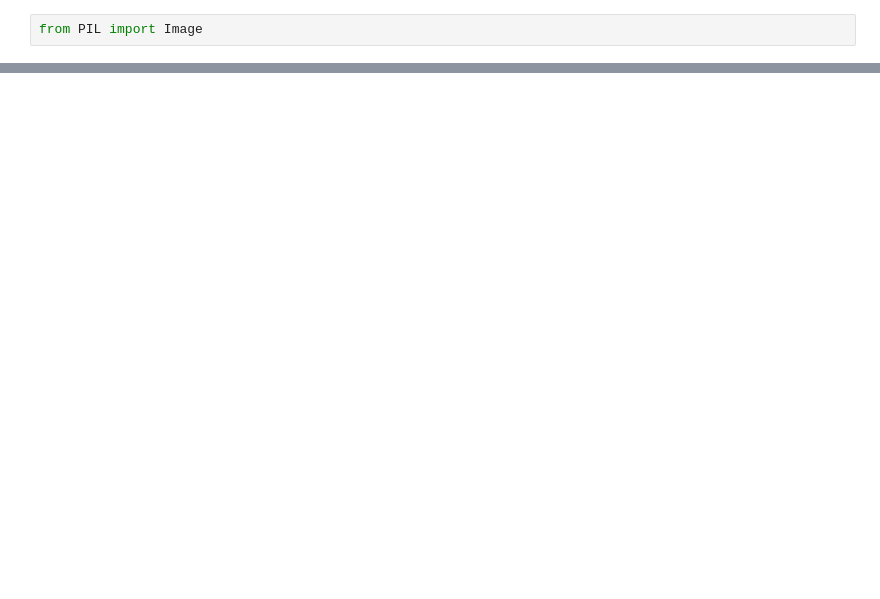
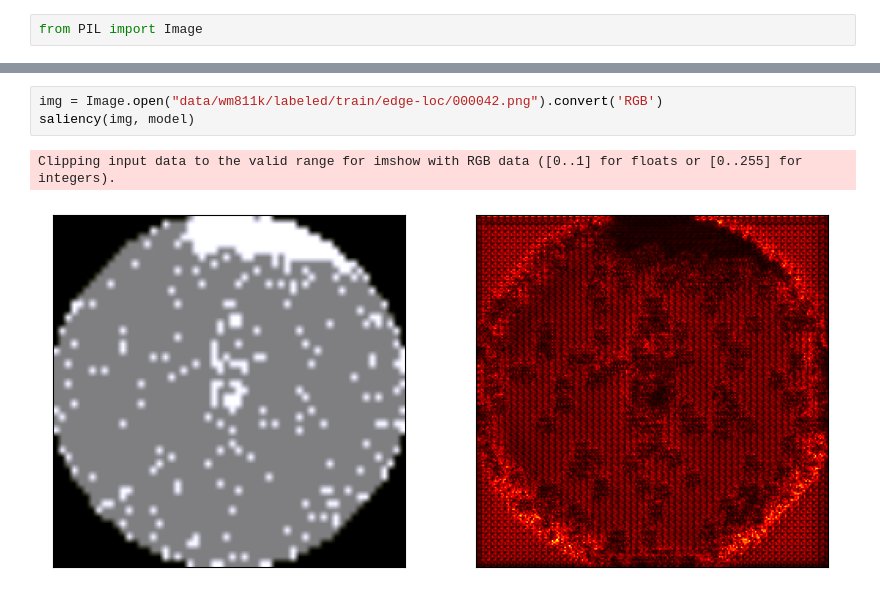
Before and after one commit to verystrongjoe/FixMatch-pytorch, a Jupyter notebook: saliency-maps.ipynb, the cells around one changed output, grey strips where cells are left out. Cells and saved outputs as stored; diff of their text form; blank space fills up the shorter version.

```diff
--- a/saliency-maps.ipynb
+++ b/saliency-maps.ipynb
@@ -124,0 +202,6 @@ Clipping input data to the valid range for imshow with RGB data ([0..1] for floa
+# %%
+img = Image.open("data/wm811k/labeled/train/edge-loc/000042.png").convert('RGB')
+saliency(img, model)
+# %% [output]
+Clipping input data to the valid range for imshow with RGB data ([0..1] for floats or [0..255] for integers).
+[figure, added]
```
Also changed, not shown: parts of 20 cells of this notebook, 7 other files.
